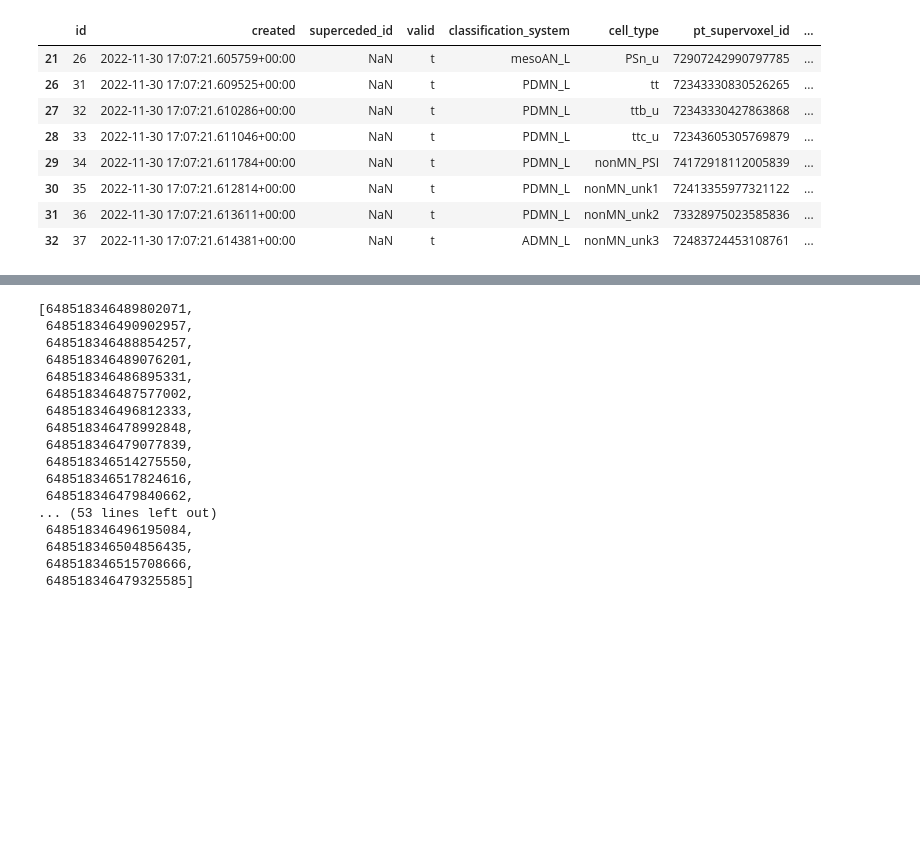
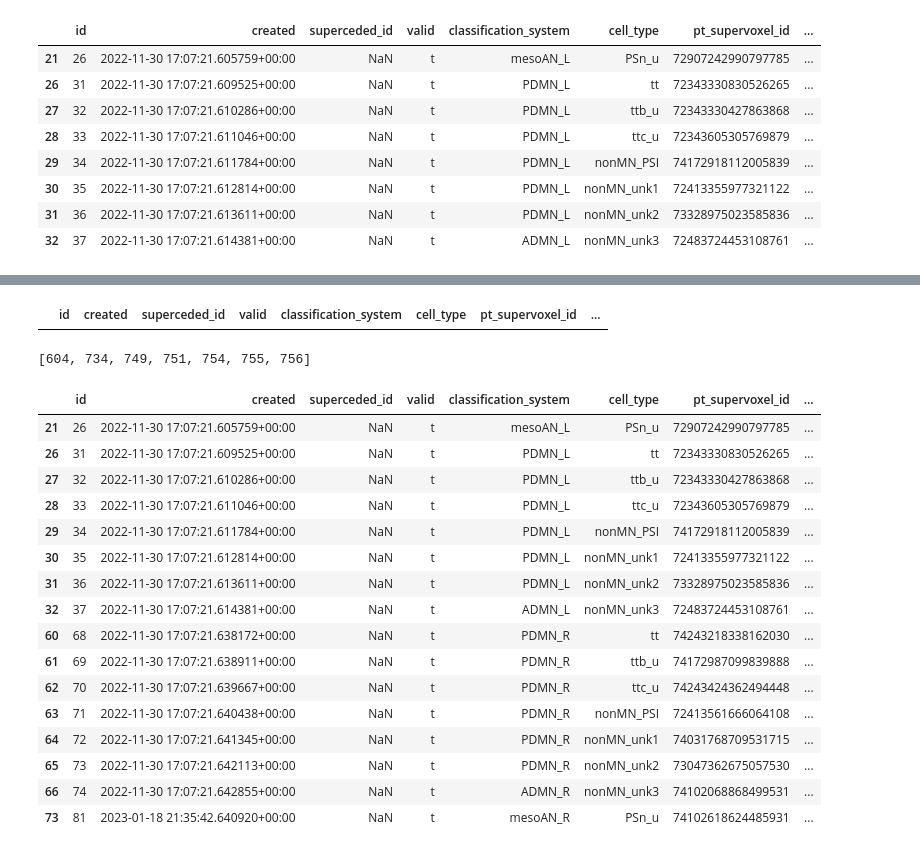
Before and after one commit to EllenLesser/Azevedo_Lesser_Phelps_Mark_2023, a Jupyter notebook: create_json_state.ipynb, the cells around one changed output, grey strips where cells are left out. Cells and saved outputs as stored; diff of their text form; code cells hidden in the pictures; blank space fills up the shorter version.

```diff
--- a/create_json_state.ipynb
+++ b/create_json_state.ipynb
@@ -252,20 +248,36 @@ https://neuromancer-seung-import.appspot.com/?json_url=https://raw.githubusercon
-# %%
-leg_MN_table.pt_root_id.to_list()
-# %% [output]
-[648518346489802071,
- 648518346490902957,
- 648518346488854257,
- 648518346489076201,
- 648518346486895331,
- 648518346487577002,
- 648518346496812333,
- 648518346478992848,
- 648518346479077839,
- 648518346514275550,
- 648518346517824616,
- 648518346479840662,
-... (53 lines left out)
- 648518346496195084,
- 648518346504856435,
- 648518346515708666,
- 648518346479325585]
+# %%
+leg_MN_table[leg_MN_table.pt_root_id.isin([648518346521586425,648518346494055054])]
+# %% [output]
+|  | id | created | superceded_id | valid | classification_system | cell_type | pt_supervoxel_id | ... |
+# %%
+648518346521586425,648518346494055054
+# %% [output]
+[604, 734, 749, 751, 754, 755, 756]
+# %%
+from caveclient import CAVEclient
+
+client = CAVEclient()
+datastack_name = 'fanc_production_mar2021'
+client = CAVEclient(datastack_name)
+# %%
+wing_table = client.materialize.query_table('wing_motor_neuron_table_v0')
+# %%
+wing_table[wing_table.cell_type.isin(['nonMN_unk3','nonMN_unk2','nonMN_unk1','nonMN_PSI','tt','ttb_u','ttc_u', 'PSn_u'])]
+# %% [output]
+|  | id | created | superceded_id | valid | classification_system | cell_type | pt_supervoxel_id | ... |
+| 21 | 26 | 2022-11-30 17:07:21.605759+00:00 | NaN | t | mesoAN_L | PSn_u | 72907242990797785 | ... |
+| 26 | 31 | 2022-11-30 17:07:21.609525+00:00 | NaN | t | PDMN_L | tt | 72343330830526265 | ... |
+| 27 | 32 | 2022-11-30 17:07:21.610286+00:00 | NaN | t | PDMN_L | ttb_u | 72343330427863868 | ... |
+| 28 | 33 | 2022-11-30 17:07:21.611046+00:00 | NaN | t | PDMN_L | ttc_u | 72343605305769879 | ... |
+| 29 | 34 | 2022-11-30 17:07:21.611784+00:00 | NaN | t | PDMN_L | nonMN_PSI | 74172918112005839 | ... |
+| 30 | 35 | 2022-11-30 17:07:21.612814+00:00 | NaN | t | PDMN_L | nonMN_unk1 | 72413355977321122 | ... |
+| 31 | 36 | 2022-11-30 17:07:21.613611+00:00 | NaN | t | PDMN_L | nonMN_unk2 | 73328975023585836 | ... |
+| 32 | 37 | 2022-11-30 17:07:21.614381+00:00 | NaN | t | ADMN_L | nonMN_unk3 | 72483724453108761 | ... |
+| 60 | 68 | 2022-11-30 17:07:21.638172+00:00 | NaN | t | PDMN_R | tt | 74243218338162030 | ... |
+| 61 | 69 | 2022-11-30 17:07:21.638911+00:00 | NaN | t | PDMN_R | ttb_u | 74172987099839888 | ... |
+| 62 | 70 | 2022-11-30 17:07:21.639667+00:00 | NaN | t | PDMN_R | ttc_u | 74243424362494448 | ... |
+| 63 | 71 | 2022-11-30 17:07:21.640438+00:00 | NaN | t | PDMN_R | nonMN_PSI | 72413561666064108 | ... |
+| 64 | 72 | 2022-11-30 17:07:21.641345+00:00 | NaN | t | PDMN_R | nonMN_unk1 | 74031768709531715 | ... |
+| 65 | 73 | 2022-11-30 17:07:21.642113+00:00 | NaN | t | PDMN_R | nonMN_unk2 | 73047362675057530 | ... |
+| 66 | 74 | 2022-11-30 17:07:21.642855+00:00 | NaN | t | ADMN_R | nonMN_unk3 | 74102068868499531 | ... |
+| 73 | 81 | 2023-01-18 21:35:42.640920+00:00 | NaN | t | mesoAN_R | PSn_u | 74102618624485931 | ... |
```
Also changed, not shown: parts of 11 cells of this notebook, 3 other files.
